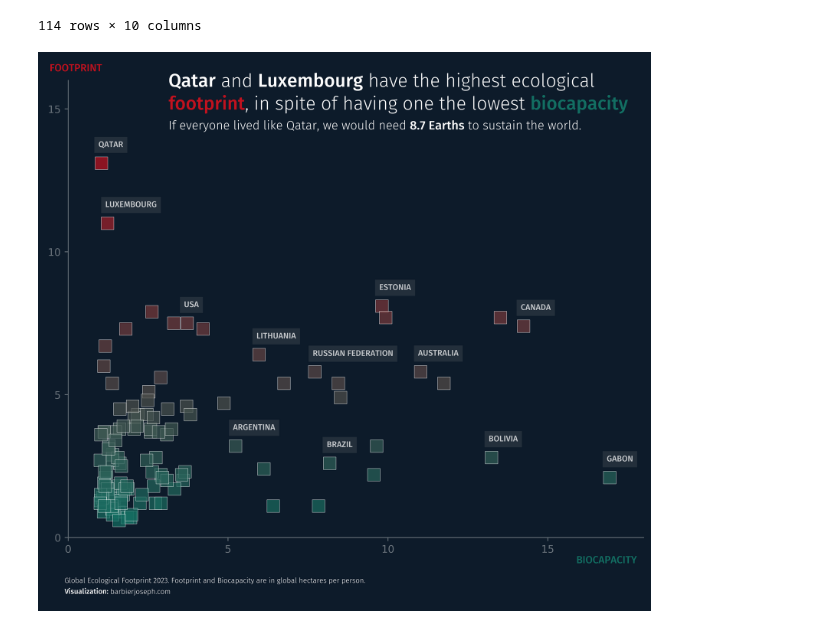
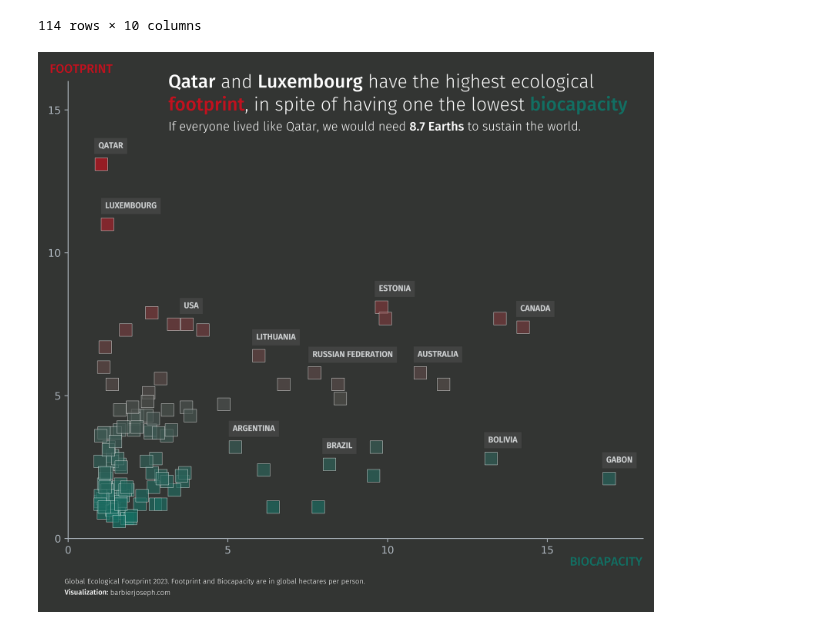
Before and after one commit to JosephBARBIERDARNAL/misc-dataviz, a Jupyter notebook: ecology-country/code.ipynb, the cells around one changed output. Cells and saved outputs as stored; diff of their text form; code cells hidden in the pictures.

Commit message:
improve scatter plot

```diff
--- a/ecology-country/code.ipynb
+++ b/ecology-country/code.ipynb
@@ -92,10 +92,10 @@ data = data[data['biocapacity']< 60]
 colors = ['#136f63', '#db3a34']
 colors = ['#136f63', '#c1121f']
 cmap = create_gradient_colormap(colors)
-background_color = '#0d1b2a'
+background_color = '#333533'
 text_color = 'white'
-light_text_color = '#6c757d'
-pe = path_effect_stroke(linewidth=0.1, foreground=background_color)
+light_text_color = '#adb5bd'
+pe = path_effect_stroke(linewidth=0.4, foreground=light_text_color)
 countries_to_annote = [
    'Australia', 'Bolivia', 'Canada',
    'Gabon', 'Brazil', 'Argentina',
@@ -226,37 +226,33 @@ fig_text(
    va='top',
    highlight_textprops=[
       {'font':bold_font}
    ],
    ax=ax
 )
 
 # label for axis
 fig_text(
    0.85, 0.08,
    'Biocapacity'.upper(),
-   fontsize=10,
+   fontsize=12,
    font=bold_font,
    color=colors[0],
    ha='center',
    va='top',
    ax=ax
 )
 fig_text(
    0.1, 0.9,
    'Footprint'.upper(),
-   fontsize=10,
+   fontsize=12,
    font=bold_font,
    color=colors[1],
    ha='left',
    va='center',
    ax=ax
 )
 
-# arows for the scales
-#draw_arrow(fig, (0.4, 0.6), (0.4, 0.9), color=text_color, radius=0, head_width=8, head_length=8)
-#draw_arrow(fig, (0.31, 0.74), (0.51, 0.74), color=text_color, radius=0, head_width=8, head_length=8)
-
 plt.savefig('scatterplot.png', bbox_inches='tight', dpi=300)
 plt.show()
 # %% [output]
-[figure, old version]
+[figure, new version]
```
Also changed, not shown: parts of 1 cell of this notebook, 1 other file.
